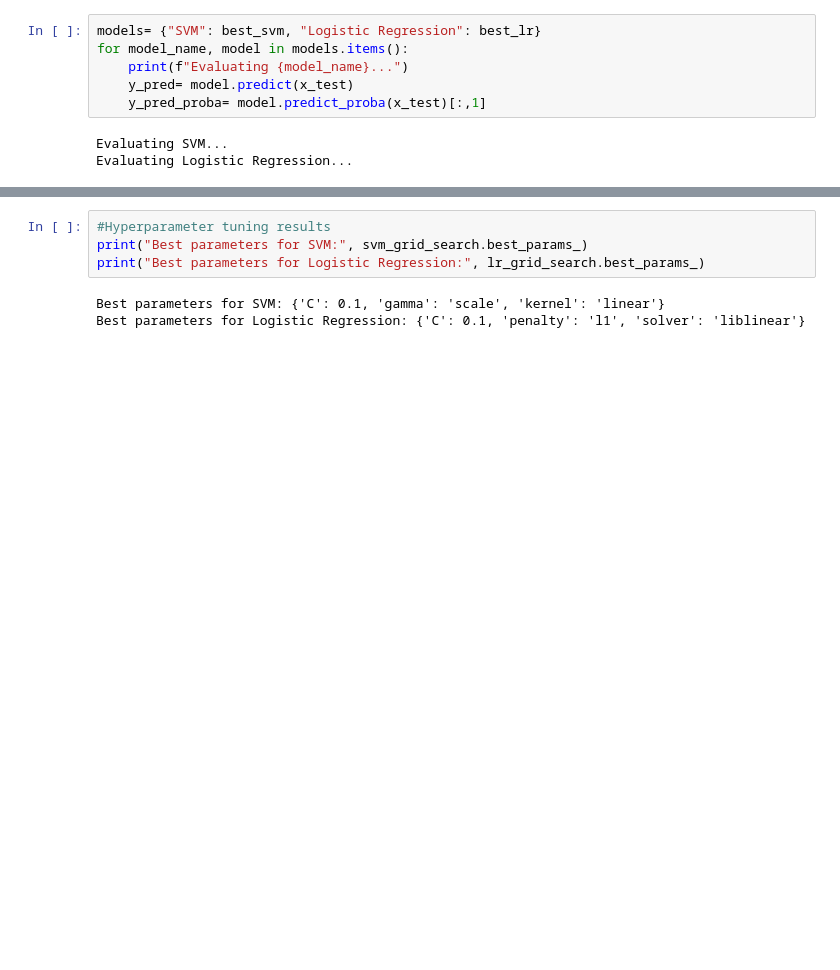
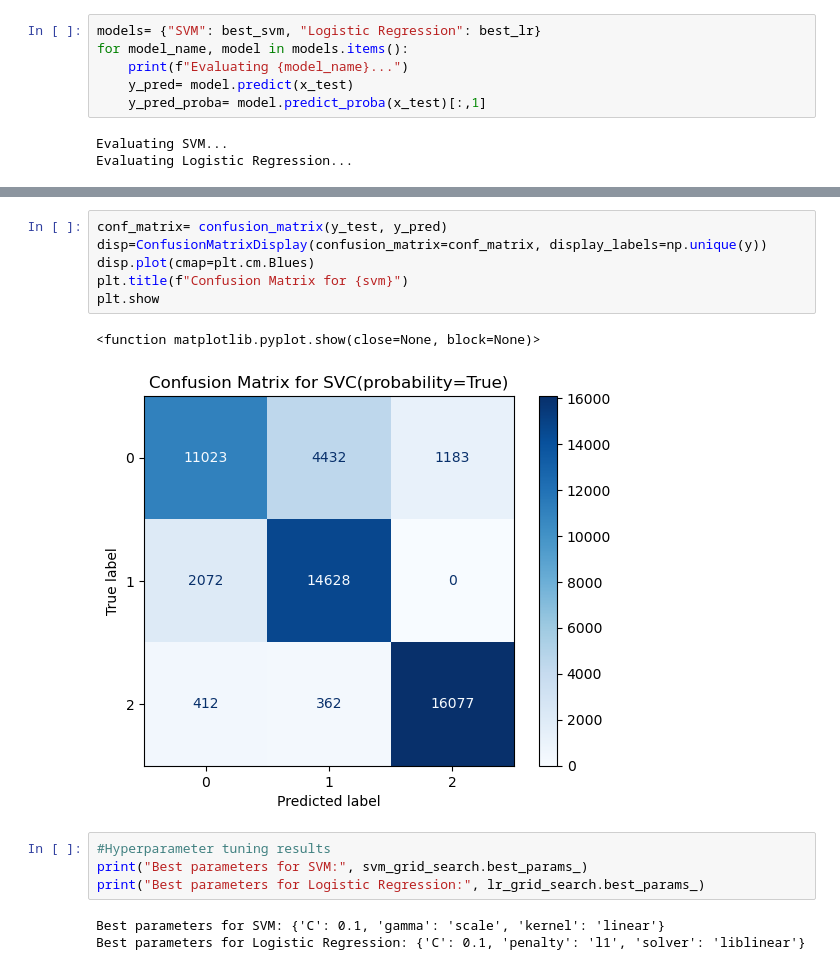
Before and after one commit to naghambarari/Twitter_Emotion_Classification, a Jupyter notebook: classification/Dara.ipynb, the cells around one changed output, grey strips where cells are left out. Drawn from its saved outputs; the diff is of its cells as text; blank space fills up the shorter version.

```diff
--- a/classification/Dara.ipynb
+++ b/classification/Dara.ipynb
@@ -367,3 +355,12 @@ plt.show
+# %%
+conf_matrix= confusion_matrix(y_test, y_pred)
+disp=ConfusionMatrixDisplay(confusion_matrix=conf_matrix, display_labels=np.unique(y))
+disp.plot(cmap=plt.cm.Blues)
+plt.title(f"Confusion Matrix for {svm}")
+plt.show
+# %% [output]
+<function matplotlib.pyplot.show(close=None, block=None)>
+[figure, added]
 # %%
 #Hyperparameter tuning results
 print("Best parameters for SVM:", svm_grid_search.best_params_)
```
Also changed, not shown: parts of 7 cells of this notebook.
